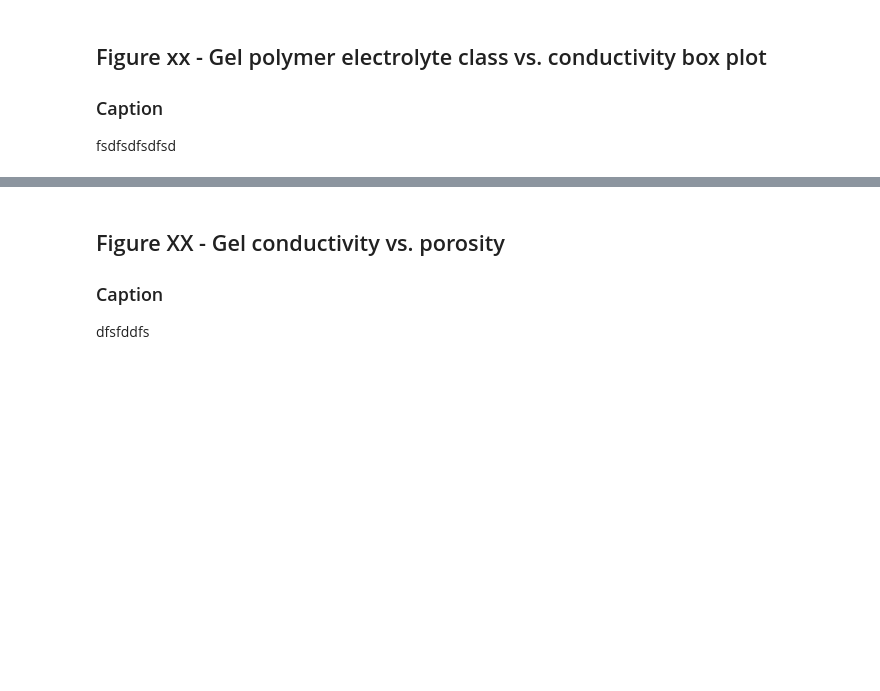
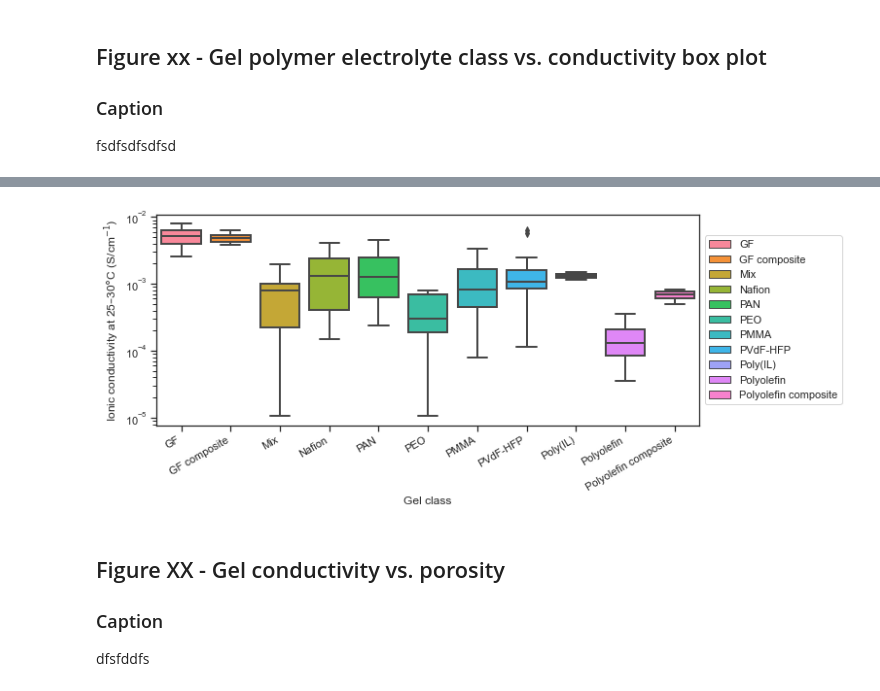
Before and after one commit to jknottUOW/polymer-review-paper, a Jupyter notebook: FIGURES.ipynb, the cells around one changed output, grey strips where cells are left out. Saved outputs shown, nothing was run; the diff lists cells and outputs as text; code cells hidden in the pictures; blank space fills up the shorter version.

```diff
--- a/FIGURES.ipynb
+++ b/FIGURES.ipynb
@@ -57,11 +70,17 @@ fsdfsdfsdfsd
 # %%
 sns.set()
 sns.set_style("white")
+sns.set_style('ticks')
 sns.set_context("notebook", rc={'axes.grid': True})
 sns.set_palette('Set1')
 plt.figure(figsize=(10, 4))
 
-df_GPE_box = df_GPE.drop(df_GPE[(df_GPE.class == 'other') & (df_GPE.class == 'PAN') & (df_GPE.class == 'Ceramic-composite')].index)
+# All classes that do not have more than two independent references are excluded
+df_GPE_box = df_GPE[
+    (df_GPE['class'] != 'Other') &
+    (df_GPE['class'] != 'PVP') &
+    (df_GPE['class'] != 'Ceramic-composite')
+    ]
 
 GPE_box = sns.boxplot(
                 x='class',
@@ -74,6 +93,7 @@ GPE_box = sns.boxplot(
                 ).set(
     xlabel='Gel class',
     ylabel='Ionic conductivity at 25$\endash$30$\degree$C (S/cm$^{-1}$)',
+    yscale='log',
     )
 plt.xticks(
     rotation=30,
@@ -89,3 +108,4 @@ SyntaxError: invalid syntax (<ipython-input-82-c9986fae31d5>, line 7)
+[figure, added]
 # %% [markdown]
 ## Figure XX - Gel conductivity vs. porosity
 ### Caption
```
Also changed, not shown: parts of 6 cells of this notebook, 4 other files.
